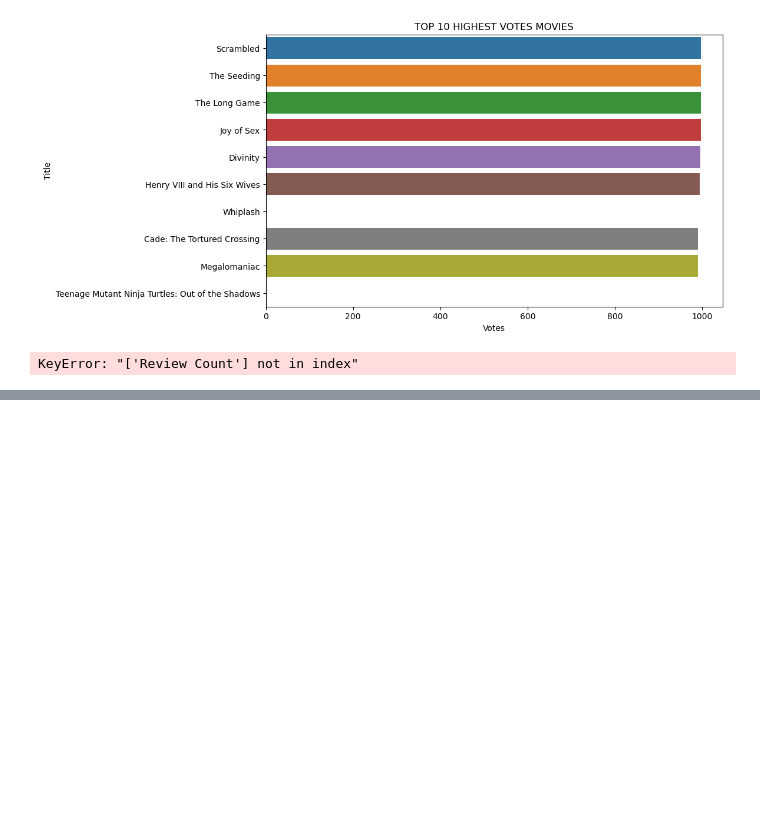
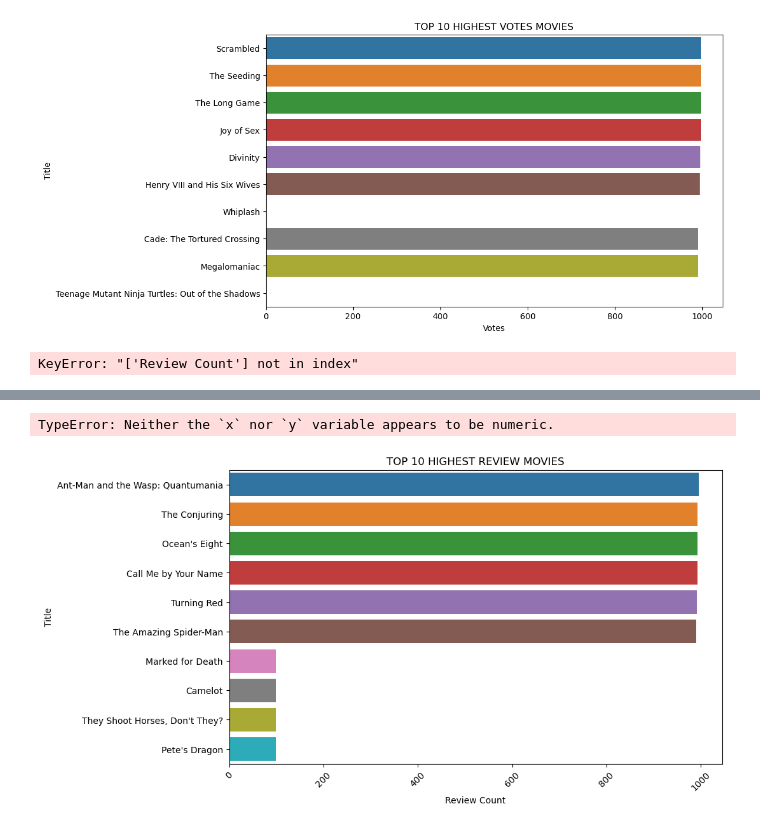
Before and after one commit to AbeerAkram1/Ai-Project, a Jupyter notebook: TRY.ipynb, the cells around one changed output, grey strips where cells are left out. Drawn from its saved outputs; the diff is of its cells as text; code cells hidden in the pictures; blank space fills up the shorter version.

```diff
--- a/TRY.ipynb
+++ b/TRY.ipynb
@@ -426,0 +515,39 @@ plt.show()
+# %%
+import pandas as pd
+import seaborn as sns
+import matplotlib.pyplot as plt
+
+# Step 1: Load data from CSV file
+df = df = pd.read_csv(r"C:\Users\abeer\Downloads\New folder\imdb-movies-dataset.csv")  # Adjust the path as per your file location
+most_review = df[['Review Count' ,'Title']].sort_values(ascending=False,
+                                          by='Review Count').head(10)
+
+sns.barplot(data=most_review  ,x='Review Count' ,y='Title')
+plt.title('TOP 10 HIGHEST REVIEW MOVIES¶')
+plt.show()
+# %% [output]
+TypeError: Neither the `x` nor `y` variable appears to be numeric.
+# %%
+import pandas as pd
+import seaborn as sns
+import matplotlib.pyplot as plt
+
+# Load data from CSV file
+df = pd.read_csv(r"C:\Users\abeer\Downloads\New folder\imdb-movies-dataset.csv")
+
+# Sort DataFrame by 'Review Count' and select top 10
+most_review = df[['Review Count', 'Title']].sort_values(by='Review Count', ascending=False).head(10)
+
+# Ensure 'Review Count' is numeric (convert if necessary)
+most_review['Review Count'] = pd.to_numeric(most_review['Review Count'])
+
+# Plot with Seaborn
+plt.figure(figsize=(10, 6))
+sns.barplot(data=most_review, x='Review Count', y='Title')
+plt.title('TOP 10 HIGHEST REVIEW MOVIES')
+plt.xlabel('Review Count')
+plt.ylabel('Title')
+plt.xticks(rotation=45)
+plt.show()
+# %% [output]
+[figure, added]
```
Also changed, not shown: parts of 8 cells of this notebook.
